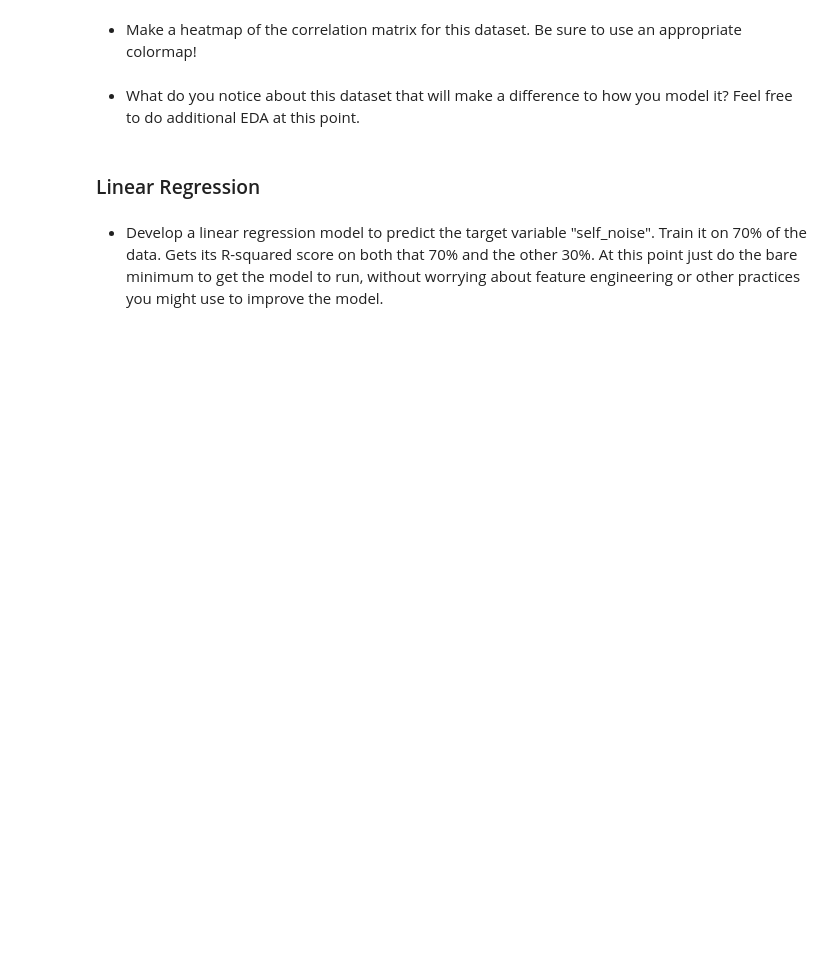
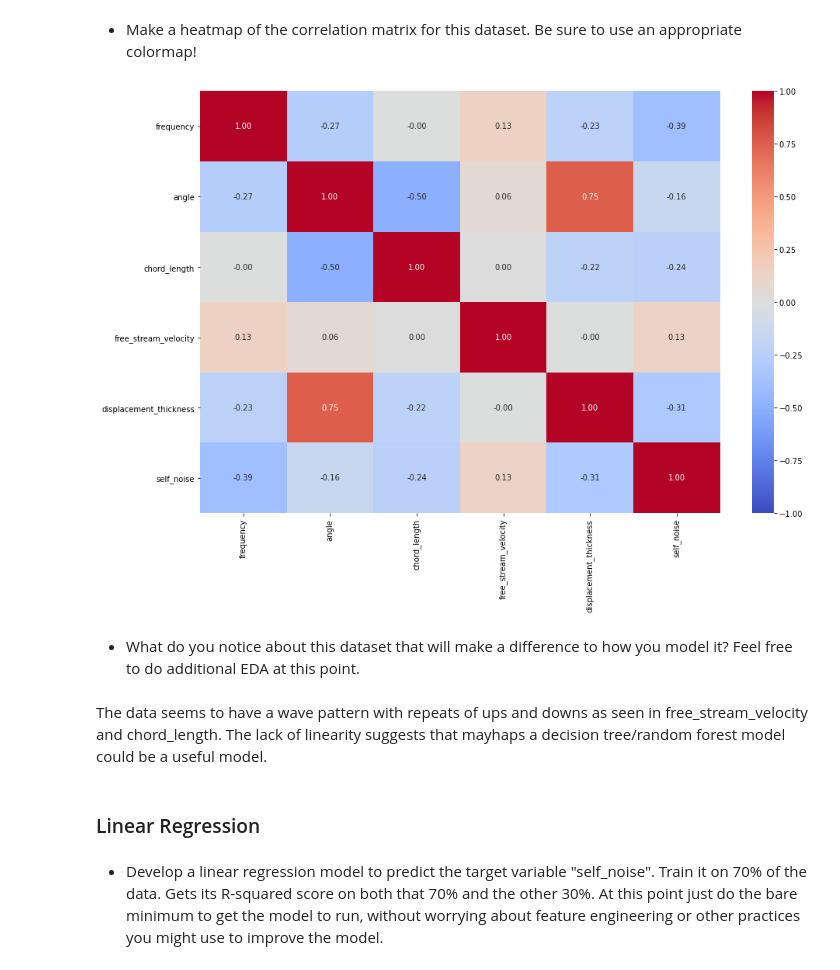
Before and after one commit to BaVPhan/datr-10-11-21-unit3_project, a Jupyter notebook: unit3_project.ipynb, the cells around one changed output. Cells and saved outputs as stored; diff of their text form; code cells hidden in the pictures; blank space fills up the shorter version.

```diff
--- a/unit3_project.ipynb
+++ b/unit3_project.ipynb
@@ -49,7 +117,23 @@ noise = pd.read_csv(
 # %% [markdown]
 - Make a heatmap of the correlation matrix for this dataset. Be sure to use an appropriate colormap!
+# %%
+import seaborn as sns
+ax = plt.figure(figsize=(15,10))
+sns.heatmap(
+    noise.corr(),
+    cmap='coolwarm',
+    center=0,
+    vmin= -1,
+    vmax= 1,
+    annot= True,
+    fmt='.2f'
+);
+# %% [output]
+[figure, added]
 # %% [markdown]
 - What do you notice about this dataset that will make a difference to how you model it? Feel free to do additional EDA at this point.
+# %% [markdown]
+The data seems to have a wave pattern with repeats of ups and downs as seen in free_stream_velocity and chord_length. The lack of linearity suggests that mayhaps a decision tree/random forest model could be a useful model.
 # %% [markdown]
 ### Linear Regression
 # %% [markdown]
```
Also changed, not shown: parts of 48 cells of this notebook.
